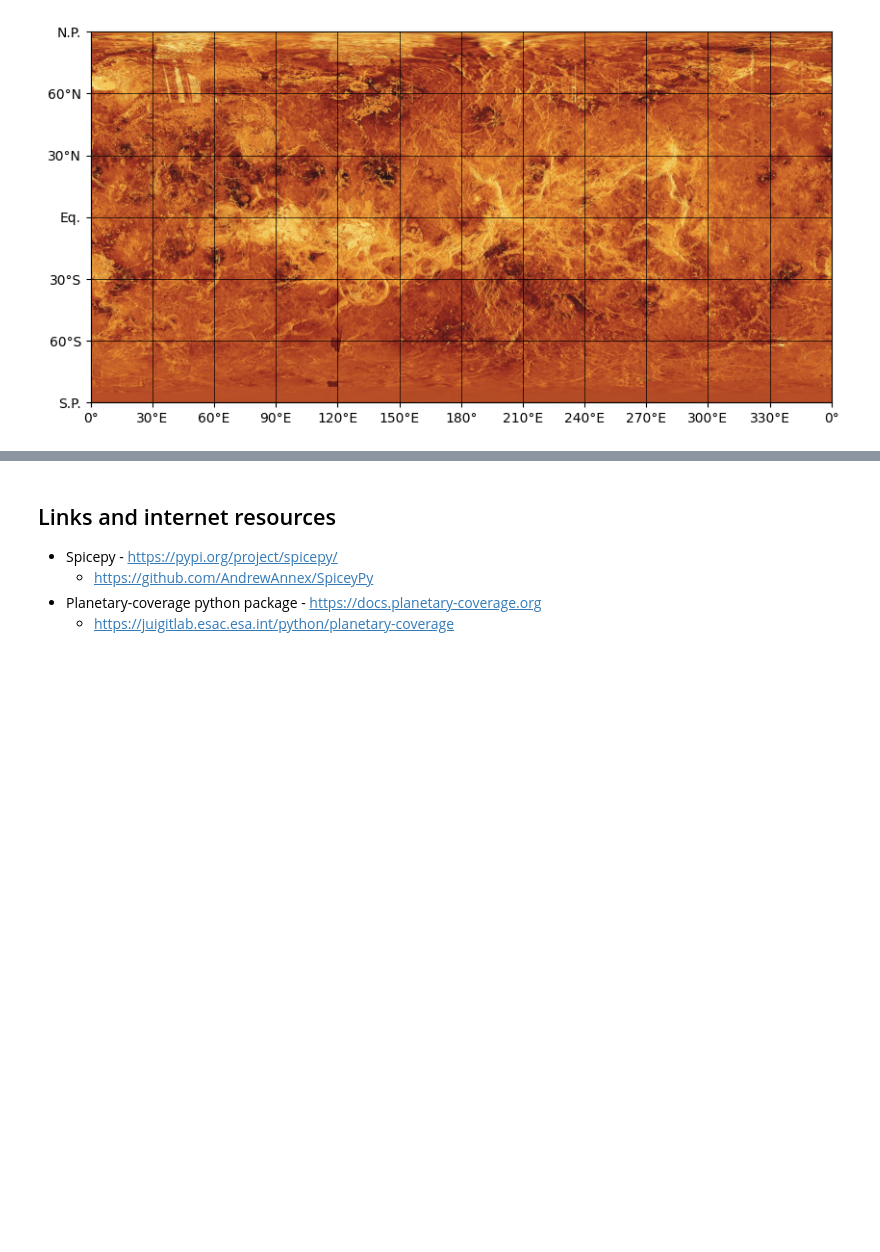
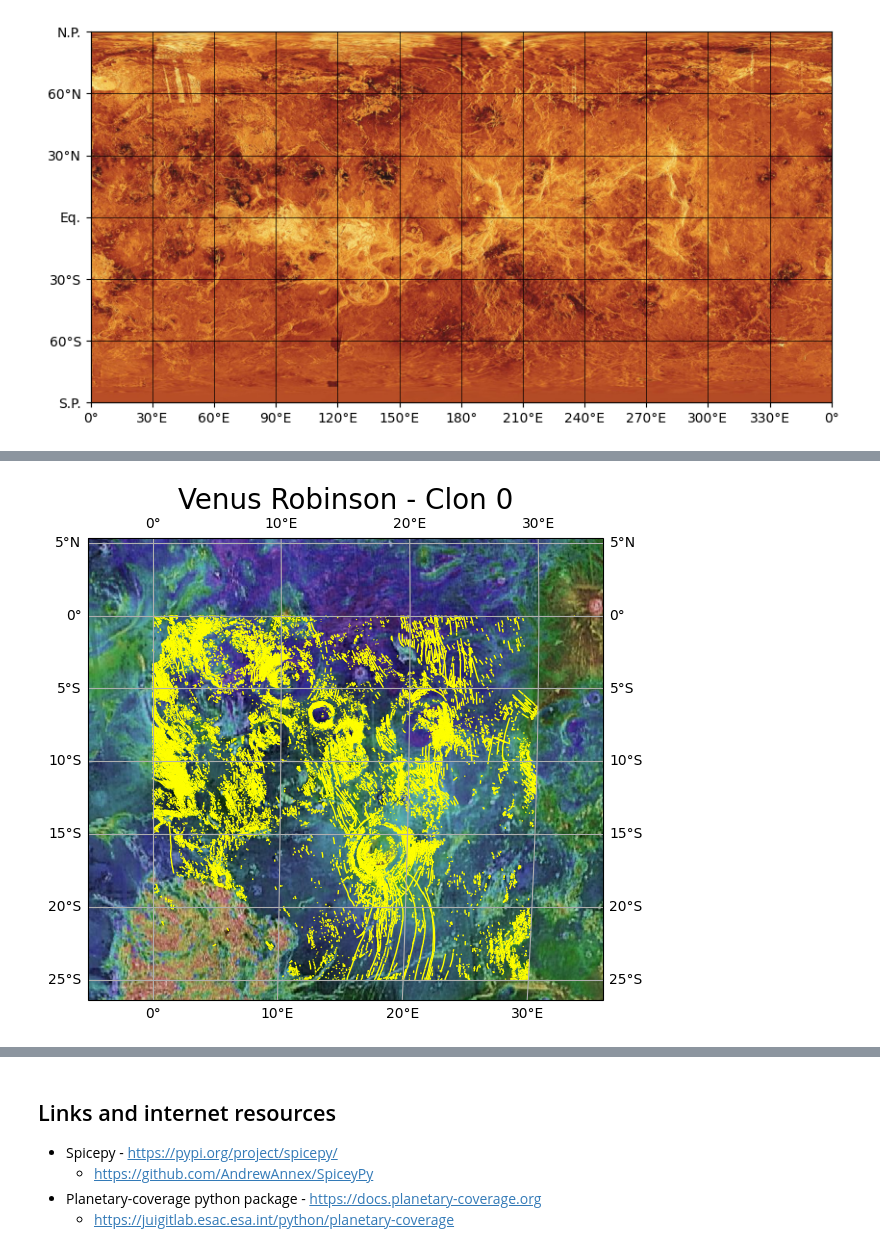
Before and after one commit to aprossi/crs-ws2024, a Jupyter notebook: 1_venus.ipynb, the cells around one changed output, grey strips where cells are left out. Cells and saved outputs as stored; diff of their text form; code cells hidden in the pictures; blank space fills up the shorter version.

```diff
--- a/1_venus.ipynb
+++ b/1_venus.ipynb
@@ -23,3 +225,37 @@ ax = fig.add_subplot(projection=VENUS)
+# %%
+import requests
+import shutil
+import os
+os.environ["PROJ_IGNORE_CELESTIAL_BODY"] = "YES"
+
+url = "https://astropedia.astrogeology.usgs.gov/download/Venus/Magellan/RadarProperties/Colorized/thumbs/Venus_Magellan_C3-MDIR_ClrTopo_Global_Mosaic_6600m.jpg"
+output_file = "./venus.jpg"
+with requests.get(url, stream=True) as response, open(output_file, 'wb') as out_file:
+    shutil.copyfileobj(response.raw, out_file)
+
+plt.figure(figsize=(12, 6))
+ax = plt.axes(projection=projection, extent=[-5, 35, -25, 5])
+# ax.set_global()
+ax.gridlines(draw_labels=True)
+
+# this would work for polygons but NOT for points ;-|
+ax.add_geometries(venus_linear.geometry, data_crs, edgecolor='yellow', facecolor='none') # for Lat/Lon data.
+
+# ax.scatter([gdf.geometry.x for point in points],
+#            [gdf.geometry.y for point in points],
+#            transform=ccrs.Geodetic(),
+#            facecolor='yellow')
+
+img = plt.imread(output_file )
+img = img[::-1]
+ax.imshow(img, origin='lower', transform=ccrs.PlateCarree(), extent=[-180, 180, -90, 90])
+
+
+plt.title('Venus Robinson - Clon 0', fontsize=20)
+plt.show()
+os.remove(output_file)
+# %% [output]
+[figure, added]
 # %% [markdown]
 ## References
 
```
Also changed, not shown: parts of 19 cells of this notebook, 2 other files.
